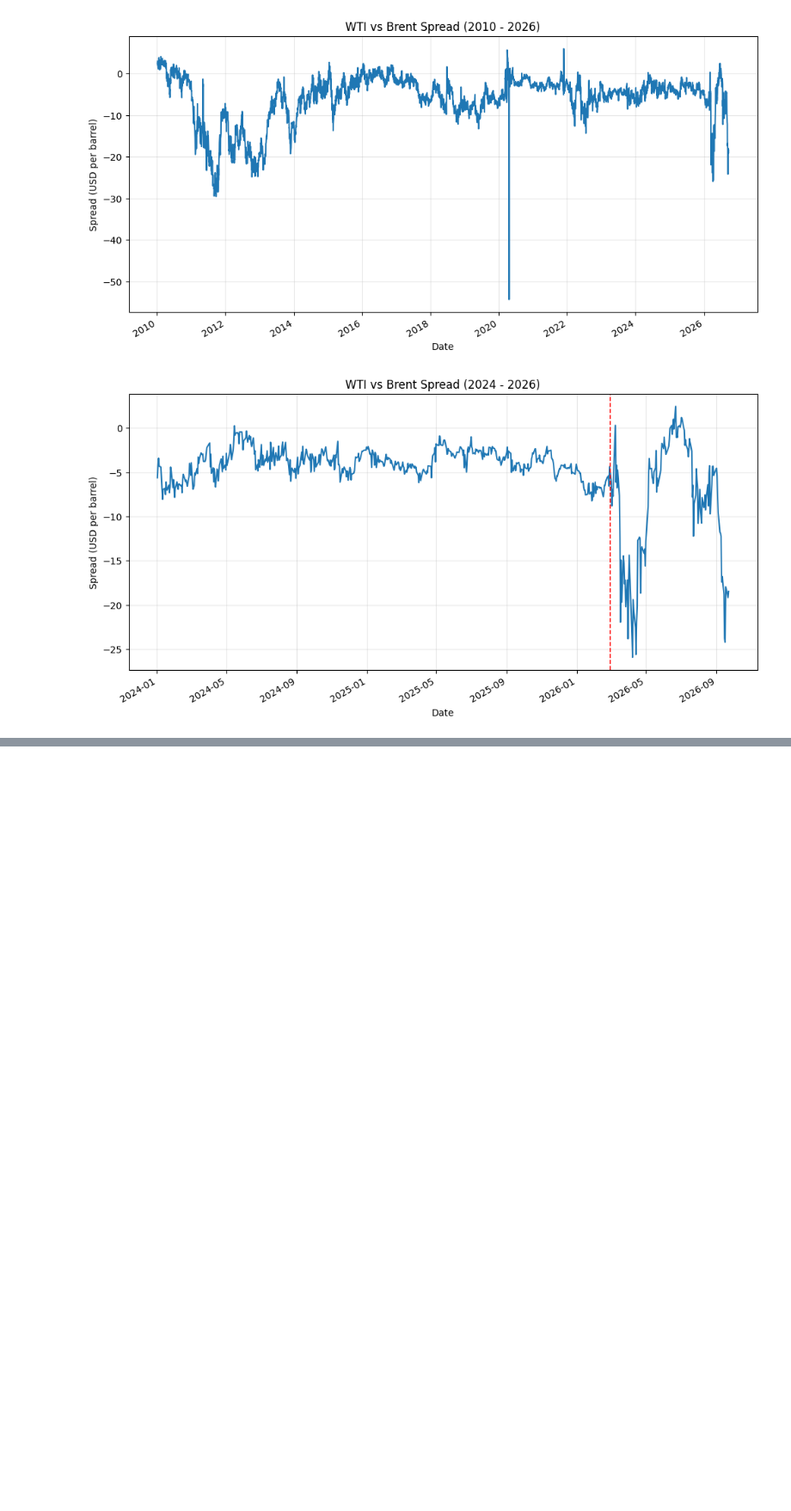
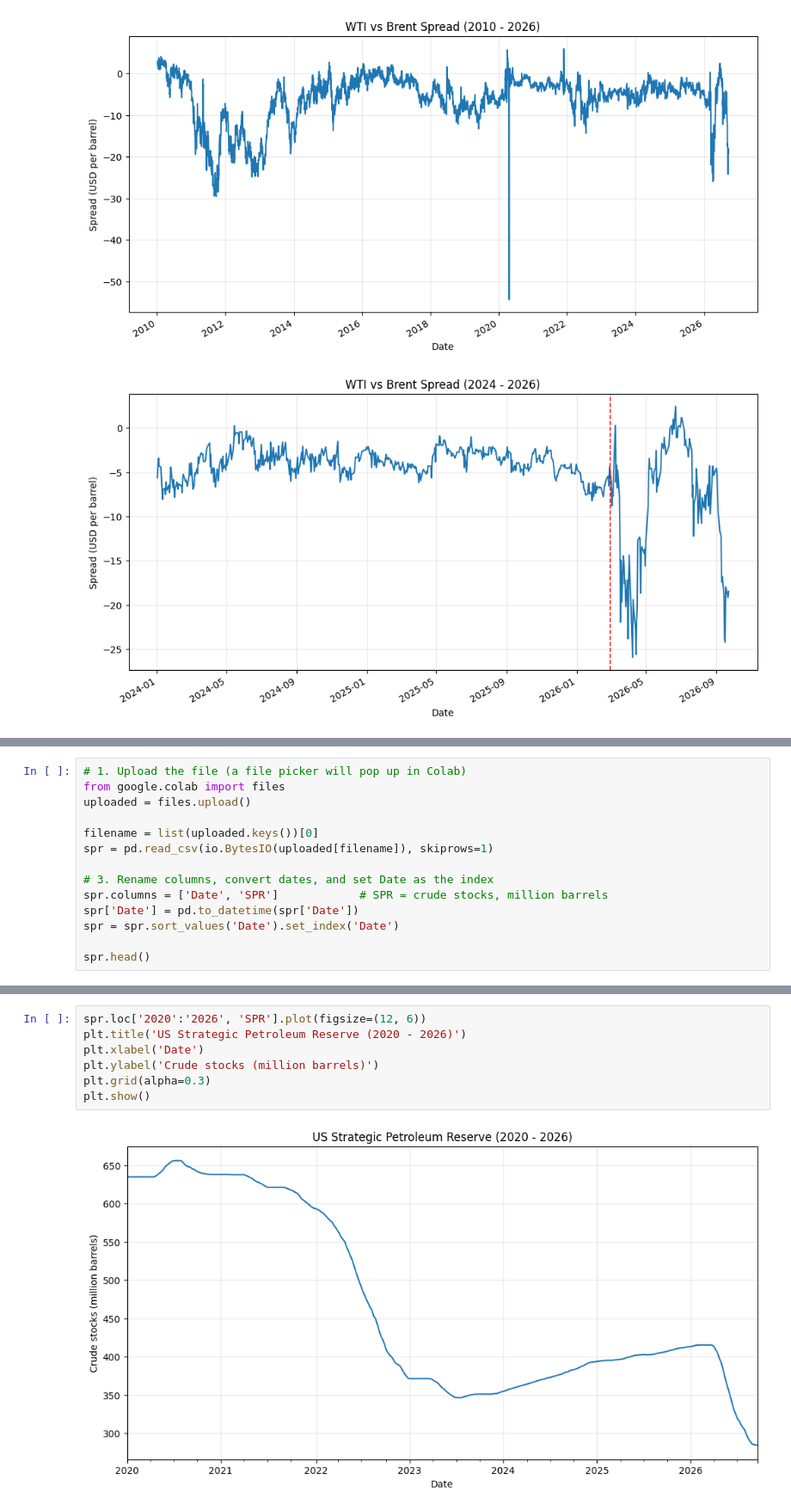
Before and after one commit to ellenwang995/WTI_DEC2027, a Jupyter notebook: OilPrice2027.ipynb, the cells around one changed output, grey strips where cells are left out. Shown at 86% size. Drawn from its saved outputs; the diff is of its cells as text; blank space fills up the shorter version.

```diff
--- a/OilPrice2027.ipynb
+++ b/OilPrice2027.ipynb
@@ -93,0 +235,14 @@ plt.show()
+# %%
+# 1. Upload the file (a file picker will pop up in Colab)
+from google.colab import files
+uploaded = files.upload()
+
+filename = list(uploaded.keys())[0]
+spr = pd.read_csv(io.BytesIO(uploaded[filename]), skiprows=1)
+
+# 3. Rename columns, convert dates, and set Date as the index
+spr.columns = ['Date', 'SPR']            # SPR = crude stocks, million barrels
+spr['Date'] = pd.to_datetime(spr['Date'])
+spr = spr.sort_values('Date').set_index('Date')
+
+spr.head()
@@ -93,0 +259,9 @@ plt.show()
+# %%
+spr.loc['2020':'2026', 'SPR'].plot(figsize=(12, 6))
+plt.title('US Strategic Petroleum Reserve (2020 - 2026)')
+plt.xlabel('Date')
+plt.ylabel('Crude stocks (million barrels)')
+plt.grid(alpha=0.3)
+plt.show()
+# %% [output]
+[figure, added]
```
Also changed, not shown: parts of 11 cells of this notebook.
